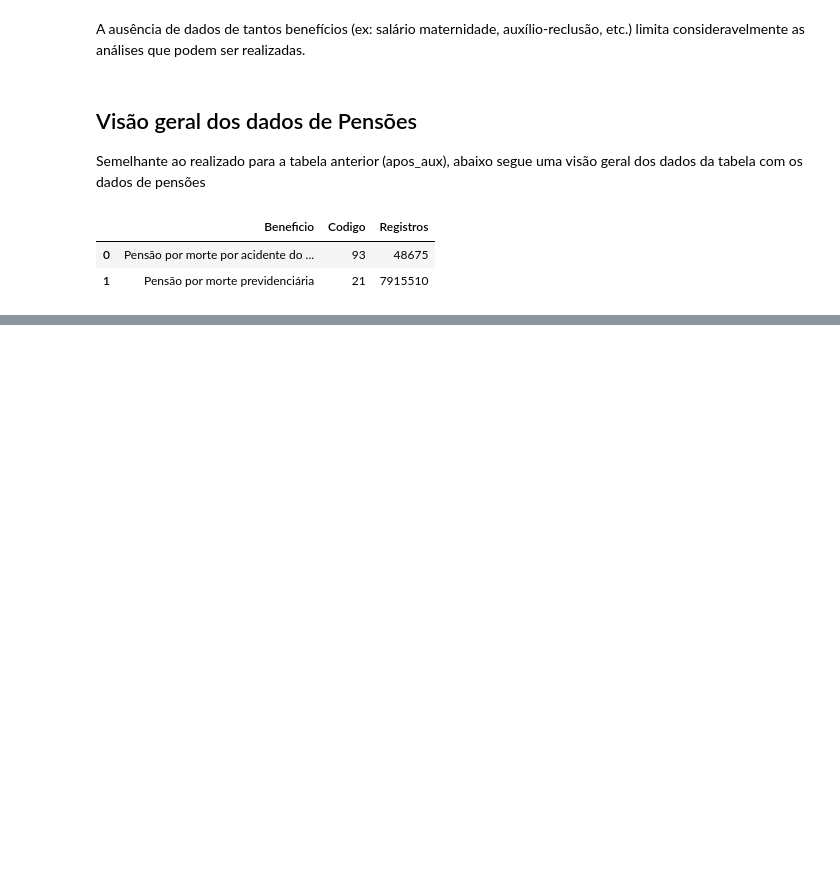
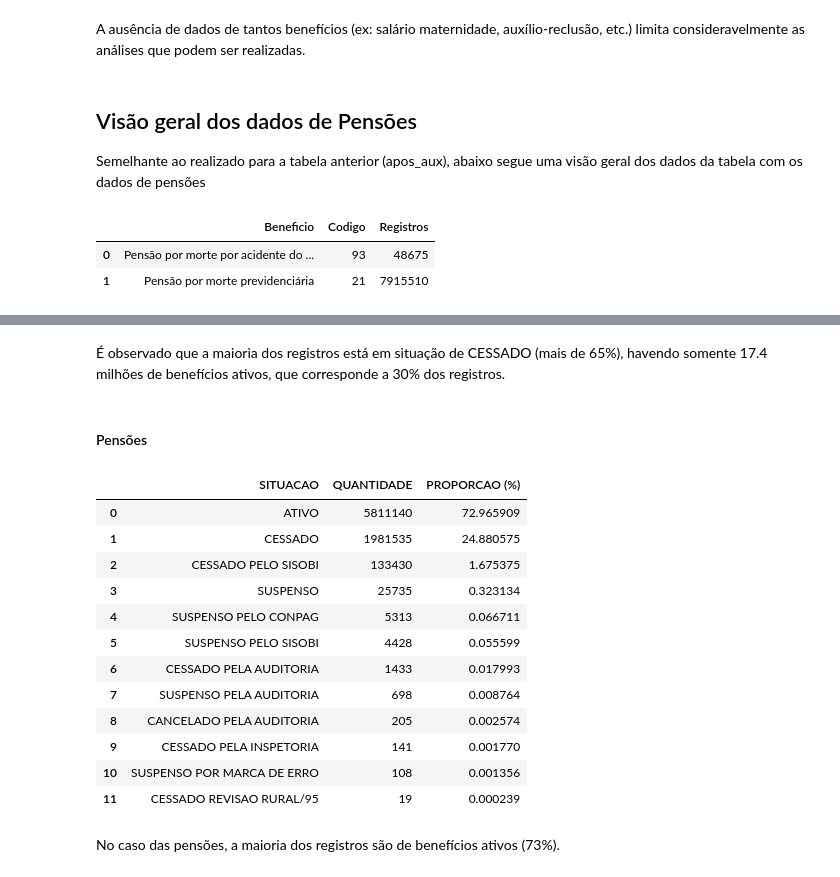
Before and after one commit to cpatrickalves/analise-rgps, a Jupyter notebook: analise-geral.ipynb, the cells around one changed output, grey strips where cells are left out. Cells and saved outputs as stored; diff of their text form; code cells hidden in the pictures; blank space fills up the shorter version.

```diff
--- a/analise-geral.ipynb
+++ b/analise-geral.ipynb
@@ -179,0 +332,28 @@ Em desenvolvimento...<br>
+# %% [markdown]
+É observado que a maioria dos registros está em situação de CESSADO (mais de 65%), havendo somente 17.4 milhões de benefícios ativos, que corresponde a 30% dos registros.
+# %% [markdown]
+#### Pensões
+# %%
+# Realiza a Query no banco de dados
+reg_situacao = run_query("SELECT SITUACAO, COUNT(SITUACAO) AS QUANTIDADE FROM pensoes GROUP BY SITUACAO ORDER BY QUANTIDADE DESC")
+# Substitui os códigos da coluna SITUACAO pelo texto correspondente
+reg_situacao['SITUACAO'] = reg_situacao['SITUACAO'].apply(lambda x: codigos_situacao[x])
+# Adiciona mais uma coluna com a porcentagem relativa em relação ao total
+reg_situacao['PROPORCAO (%)'] = 100*(reg_situacao['QUANTIDADE']/reg_situacao['QUANTIDADE'].sum())
+reg_situacao
+# %% [output]
+|  | SITUACAO | QUANTIDADE | PROPORCAO (%) |
+| 0 | ATIVO | 5811140 | 72.965909 |
+| 1 | CESSADO | 1981535 | 24.880575 |
+| 2 | CESSADO PELO SISOBI | 133430 | 1.675375 |
+| 3 | SUSPENSO | 25735 | 0.323134 |
+| 4 | SUSPENSO PELO CONPAG | 5313 | 0.066711 |
+| 5 | SUSPENSO PELO SISOBI | 4428 | 0.055599 |
+| 6 | CESSADO PELA AUDITORIA | 1433 | 0.017993 |
+| 7 | SUSPENSO PELA AUDITORIA | 698 | 0.008764 |
+| 8 | CANCELADO PELA AUDITORIA | 205 | 0.002574 |
+| 9 | CESSADO PELA INSPETORIA | 141 | 0.001770 |
+| 10 | SUSPENSO POR MARCA DE ERRO | 108 | 0.001356 |
+| 11 | CESSADO REVISAO RURAL/95 | 19 | 0.000239 |
+# %% [markdown]
+No caso das pensões, a maioria dos registros são de benefícios ativos (73%).
```
Also changed, not shown: parts of 15 cells of this notebook, 1 other file.
